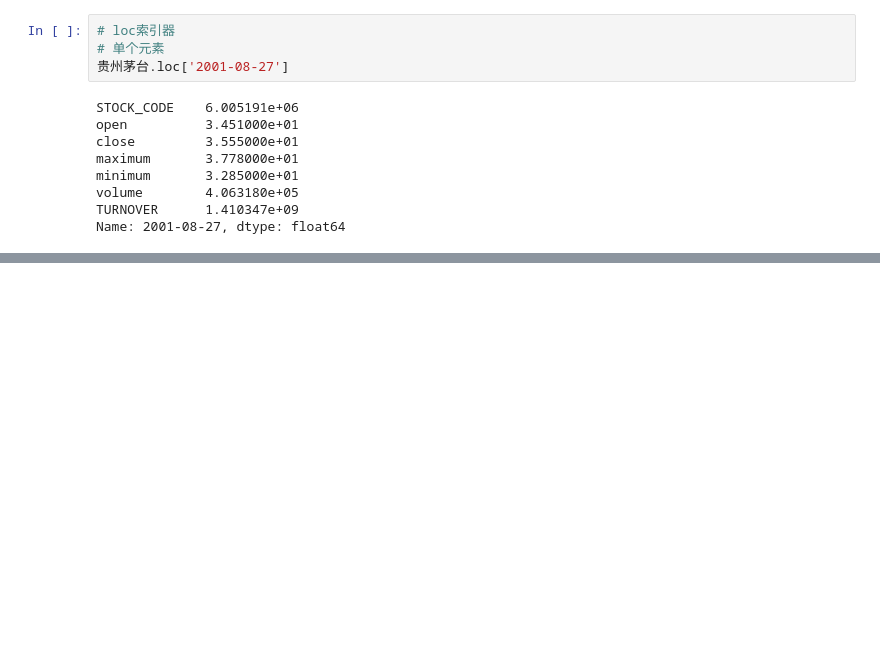
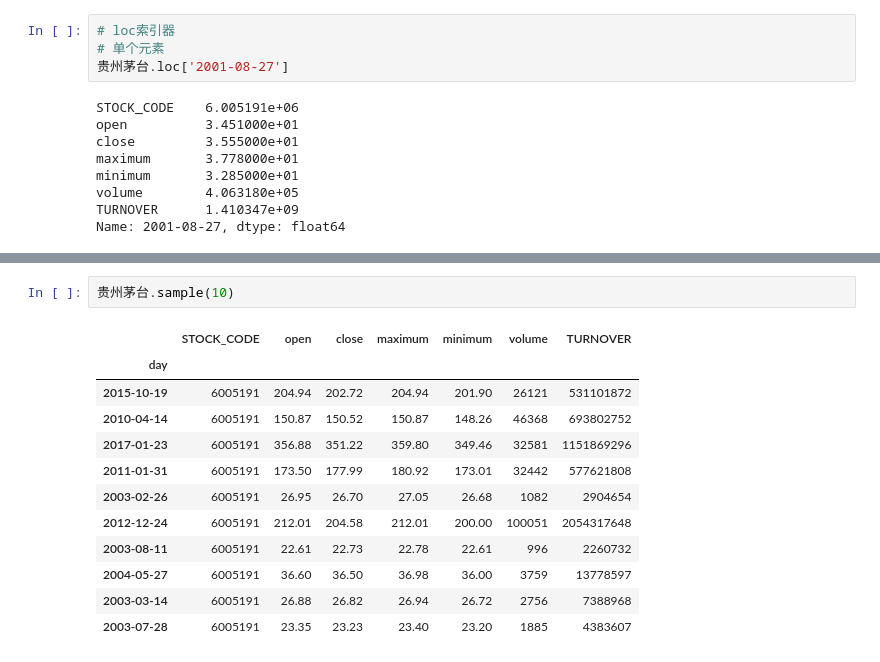
Before and after one commit to sharentuya/sharentuya, a Jupyter notebook: 05-dataframe.ipynb, the cells around one changed output, grey strips where cells are left out. Saved outputs shown, nothing was run; the diff lists cells and outputs as text; blank space fills up the shorter version.

```diff
--- a/05-dataframe.ipynb
+++ b/05-dataframe.ipynb
@@ -113,0 +220,15 @@ Name: 2001-08-27, dtype: float64
+# %%
+贵州茅台.sample(10)
+# %% [output]
+|  | STOCK_CODE | open | close | maximum | minimum | volume | TURNOVER |
+| day |  |  |  |  |  |  |  |
+| 2015-10-19 | 6005191 | 204.94 | 202.72 | 204.94 | 201.90 | 26121 | 531101872 |
+| 2010-04-14 | 6005191 | 150.87 | 150.52 | 150.87 | 148.26 | 46368 | 693802752 |
+| 2017-01-23 | 6005191 | 356.88 | 351.22 | 359.80 | 349.46 | 32581 | 1151869296 |
+| 2011-01-31 | 6005191 | 173.50 | 177.99 | 180.92 | 173.01 | 32442 | 577621808 |
+| 2003-02-26 | 6005191 | 26.95 | 26.70 | 27.05 | 26.68 | 1082 | 2904654 |
+| 2012-12-24 | 6005191 | 212.01 | 204.58 | 212.01 | 200.00 | 100051 | 2054317648 |
+| 2003-08-11 | 6005191 | 22.61 | 22.73 | 22.78 | 22.61 | 996 | 2260732 |
+| 2004-05-27 | 6005191 | 36.60 | 36.50 | 36.98 | 36.00 | 3759 | 13778597 |
+| 2003-03-14 | 6005191 | 26.88 | 26.82 | 26.94 | 26.72 | 2756 | 7388968 |
+| 2003-07-28 | 6005191 | 23.35 | 23.23 | 23.40 | 23.20 | 1885 | 4383607 |
```
Also changed, not shown: parts of 15 cells of this notebook, 4 other files.
